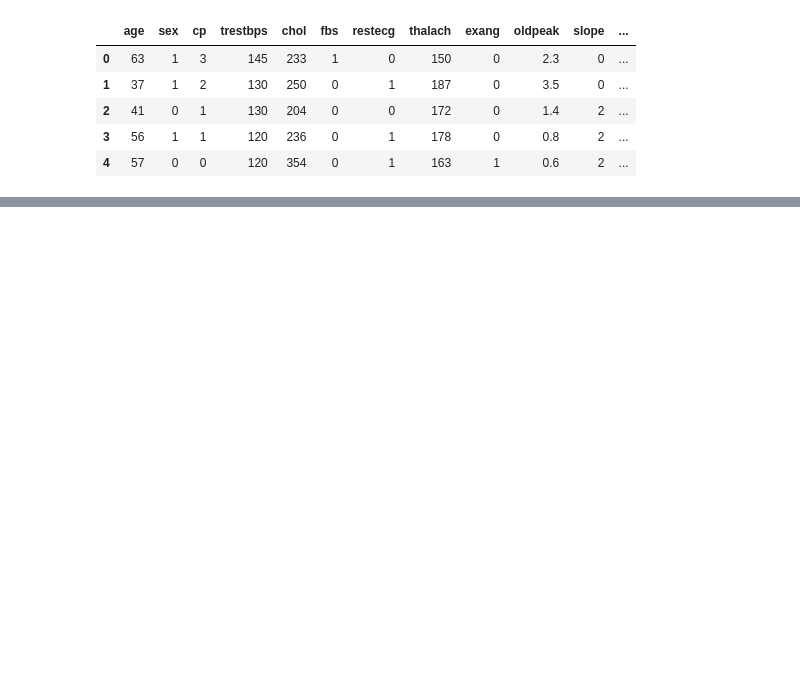
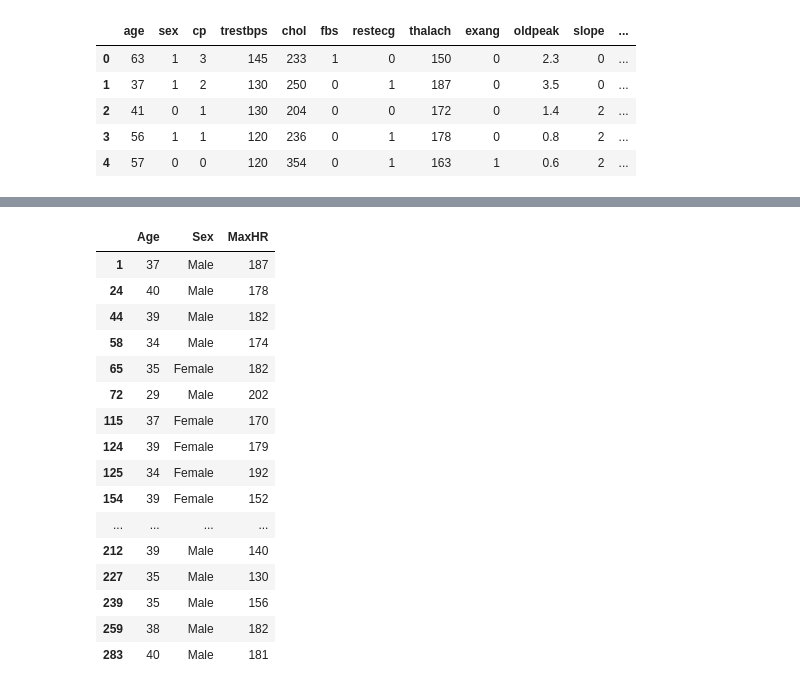
Before and after one commit to estebanGeorgeBrown/aiProject, a Jupyter notebook: Untitled.ipynb, the cells around one changed output, grey strips where cells are left out. Drawn from its saved outputs; the diff is of its cells as text; code cells hidden in the pictures; blank space fills up the shorter version.

```diff
--- a/Untitled.ipynb
+++ b/Untitled.ipynb
@@ -79,0 +161,30 @@ Median:           153.0
+# %%
+new_df = mydf[['Age', 'Sex', 'Maximum heart rate achieved']]
+new_df.rename(columns={'Age':'Age', 'Sex':'Sex', 'Maximum heart rate achieved' : 'MaxHR'}, inplace=True)
+new_df.loc[mydf['Sex'] == 1, 'Sex'] = 'Male'
+new_df.loc[mydf['Sex'] == 0, 'Sex'] = 'Female'
+# %%
+belowOrEq40 = new_df.loc[new_df['Age'] <= 40]
+between40and50 = new_df.loc[(new_df['Age'] > 40) & (new_df['Age'] <= 50)]
+between50and60 = new_df.loc[(new_df['Age'] > 50) & (new_df['Age'] < 60)]
+aboveOrEq60 = new_df.loc[new_df['Age'] >= 60]
+# %%
+belowOrEq40
+# %% [output]
+|  | Age | Sex | MaxHR |
+| 1 | 37 | Male | 187 |
+| 24 | 40 | Male | 178 |
+| 44 | 39 | Male | 182 |
+| 58 | 34 | Male | 174 |
+| 65 | 35 | Female | 182 |
+| 72 | 29 | Male | 202 |
+| 115 | 37 | Female | 170 |
+| 124 | 39 | Female | 179 |
+| 125 | 34 | Female | 192 |
+| 154 | 39 | Female | 152 |
+| ... | ... | ... | ... |
+| 212 | 39 | Male | 140 |
+| 227 | 35 | Male | 130 |
+| 239 | 35 | Male | 156 |
+| 259 | 38 | Male | 182 |
+| 283 | 40 | Male | 181 |
```
Also changed, not shown: parts of 26 cells of this notebook.
